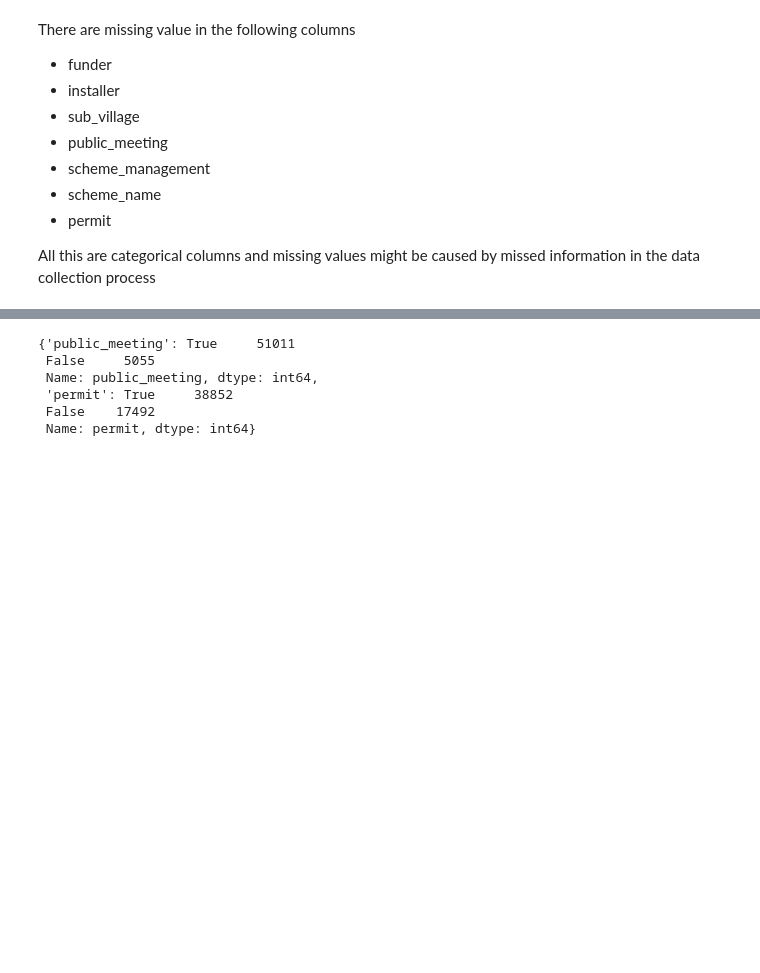
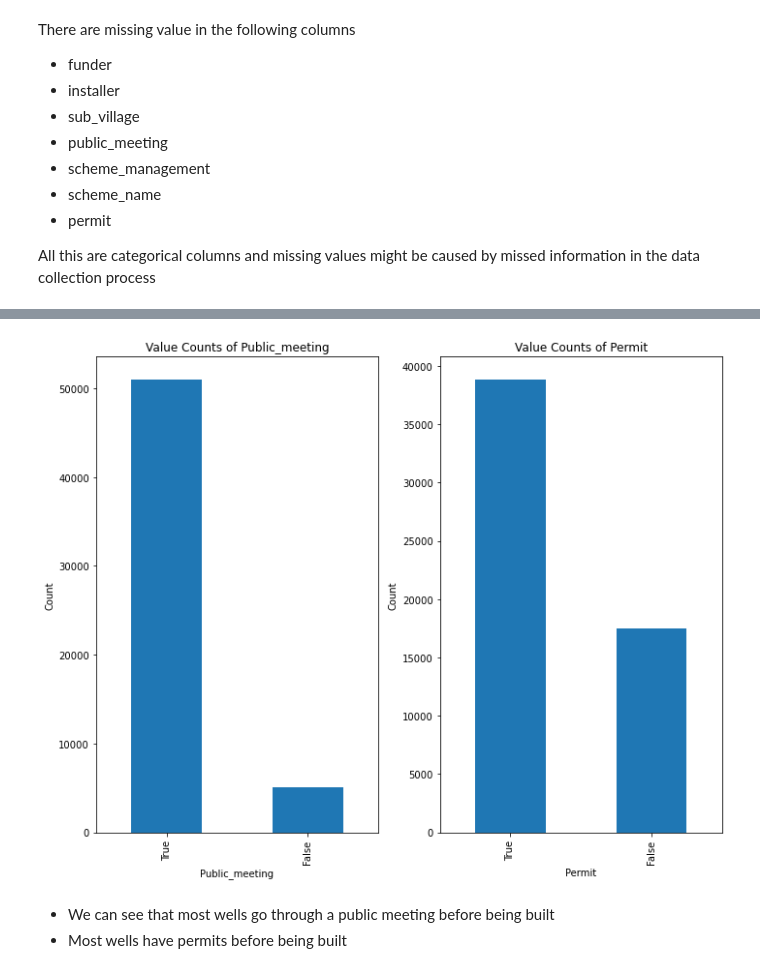
Before and after one commit to stephenmungai/phase3_project, a Jupyter notebook: index.ipynb, the cells around one changed output, grey strips where cells are left out. Drawn from its saved outputs; the diff is of its cells as text; code cells hidden in the pictures; blank space fills up the shorter version.

```diff
--- a/index.ipynb
+++ b/index.ipynb
@@ -271,15 +272,20 @@ df_merge[['funder', 'installer', 'subvillage','scheme_management','scheme_name']
 # %%
 # for the remaining lets check the value counts as they are boolean values i.e between two choices
 
 object_columns = df_merge.columns[df_merge.isna().any()]
 
-plt.subplot(2,1, figsize=(10,8))
+fig,ax= plt.subplots(nrows= 1, ncols = 2 ,figsize=(10,8))
 
-for
+for i,col in enumerate(object_columns) :
+    df_merge[col].value_counts().plot(kind= 'bar', ax= ax[i])
+    ax[i].set_title(f'Value Counts of {col.capitalize()}')
+    ax[i].set_xlabel(col.capitalize())
+    ax[i].set_ylabel('Count')
+
+plt.tight_layout()
+plt.show()
 # %% [output]
-{'public_meeting': True     51011
- False     5055
- Name: public_meeting, dtype: int64,
- 'permit': True     38852
- False    17492
- Name: permit, dtype: int64}
+[figure, added]
+# %% [markdown]
+- We can see that most wells go through a public meeting before being built
+- Most wells have permits before being built
```
Also changed, not shown: parts of 12 cells of this notebook.
